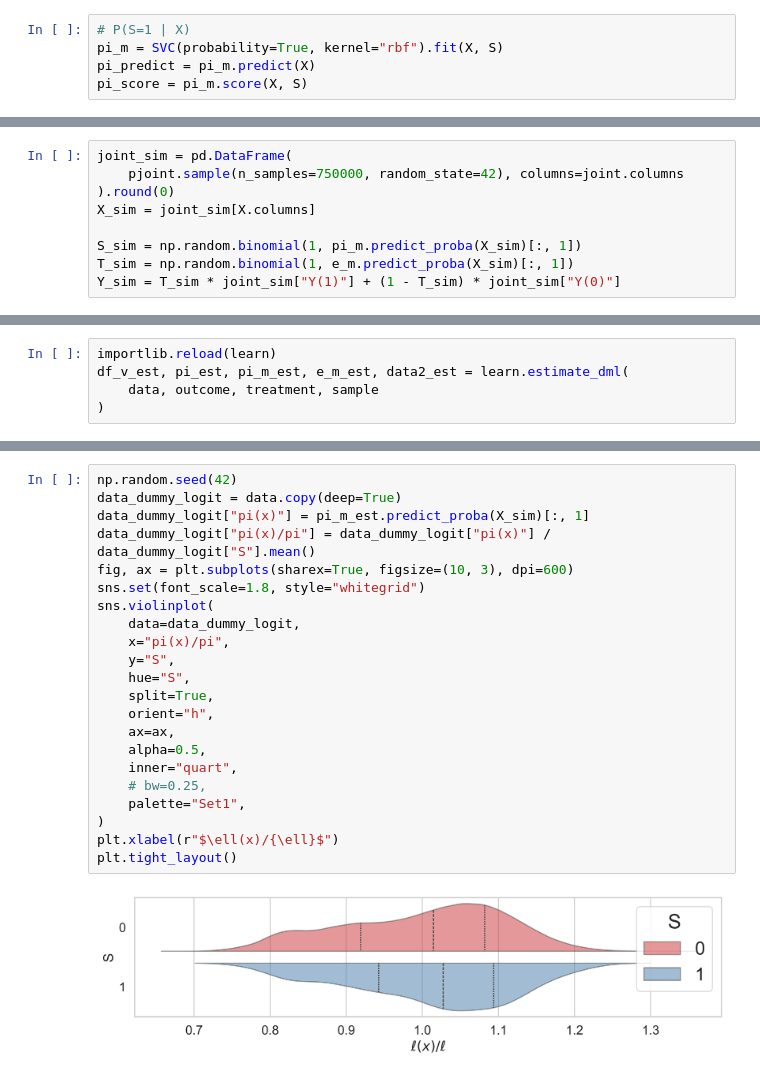
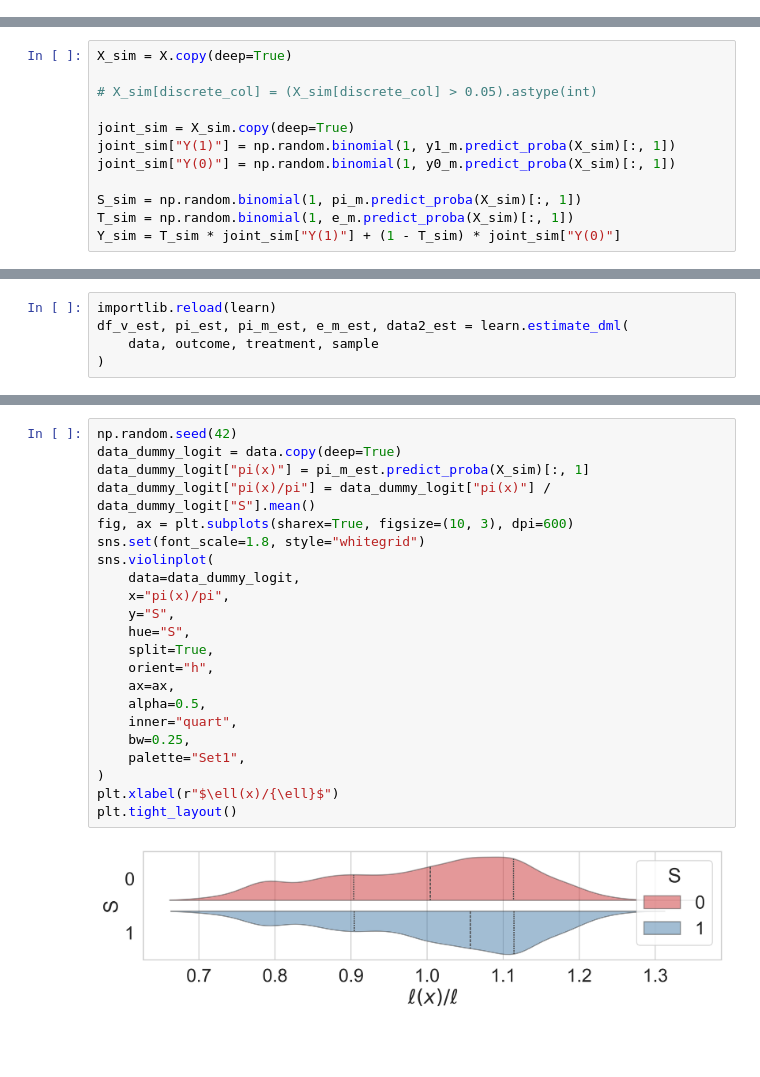
Before and after one commit to harsh-parikh/fuse, a Jupyter notebook: synth_casestudy.ipynb, the cells around one changed output, grey strips where cells are left out. Drawn from its saved outputs; the diff is of its cells as text; blank space fills up the shorter version.

```diff
--- a/synth_casestudy.ipynb
+++ b/synth_casestudy.ipynb
@@ -188,8 +189,3 @@ pjoint = KernelDensity(kernel="gaussian", bandwidth=2).fit(joint)
 pi_m = lm.LogisticRegressionCV().fit(X, S)
 # P(T=1 | X, S=1)
 e_m = lm.LogisticRegressionCV().fit(X.loc[S == 1], T.loc[S == 1])
-# %%
-# P(S=1 | X)
-pi_m = SVC(probability=True, kernel="rbf").fit(X, S)
-pi_predict = pi_m.predict(X)
-pi_score = pi_m.score(X, S)
@@ -250,8 +246,11 @@ plt.savefig("feature_importance_synth_case.pdf")
 # %%
-joint_sim = pd.DataFrame(
-    pjoint.sample(n_samples=750000, random_state=42), columns=joint.columns
-).round(0)
-X_sim = joint_sim[X.columns]
+X_sim = X.copy(deep=True)
+
+# X_sim[discrete_col] = (X_sim[discrete_col] > 0.05).astype(int)
+
+joint_sim = X_sim.copy(deep=True)
+joint_sim["Y(1)"] = np.random.binomial(1, y1_m.predict_proba(X_sim)[:, 1])
+joint_sim["Y(0)"] = np.random.binomial(1, y0_m.predict_proba(X_sim)[:, 1])
 
 S_sim = np.random.binomial(1, pi_m.predict_proba(X_sim)[:, 1])
 T_sim = np.random.binomial(1, e_m.predict_proba(X_sim)[:, 1])
@@ -321,27 +316,27 @@ Transported ATE: -22.66 ± 12.93
 # %%
 np.random.seed(42)
 data_dummy_logit = data.copy(deep=True)
 data_dummy_logit["pi(x)"] = pi_m_est.predict_proba(X_sim)[:, 1]
 data_dummy_logit["pi(x)/pi"] = data_dummy_logit["pi(x)"] / data_dummy_logit["S"].mean()
 fig, ax = plt.subplots(sharex=True, figsize=(10, 3), dpi=600)
 sns.set(font_scale=1.8, style="whitegrid")
 sns.violinplot(
     data=data_dummy_logit,
     x="pi(x)/pi",
     y="S",
     hue="S",
     split=True,
     orient="h",
     ax=ax,
     alpha=0.5,
     inner="quart",
-    # bw=0.25,
+    bw=0.25,
     palette="Set1",
 )
 plt.xlabel(r"$\ell(x)/{\ell}$")
 plt.tight_layout()
 # %% [output]
-[figure, old version]
+[figure, new version]
 # %%
 importlib.reload(learn)
 np.random.seed(42)
```
Also changed, not shown: parts of 19 cells of this notebook, 6 other files.
